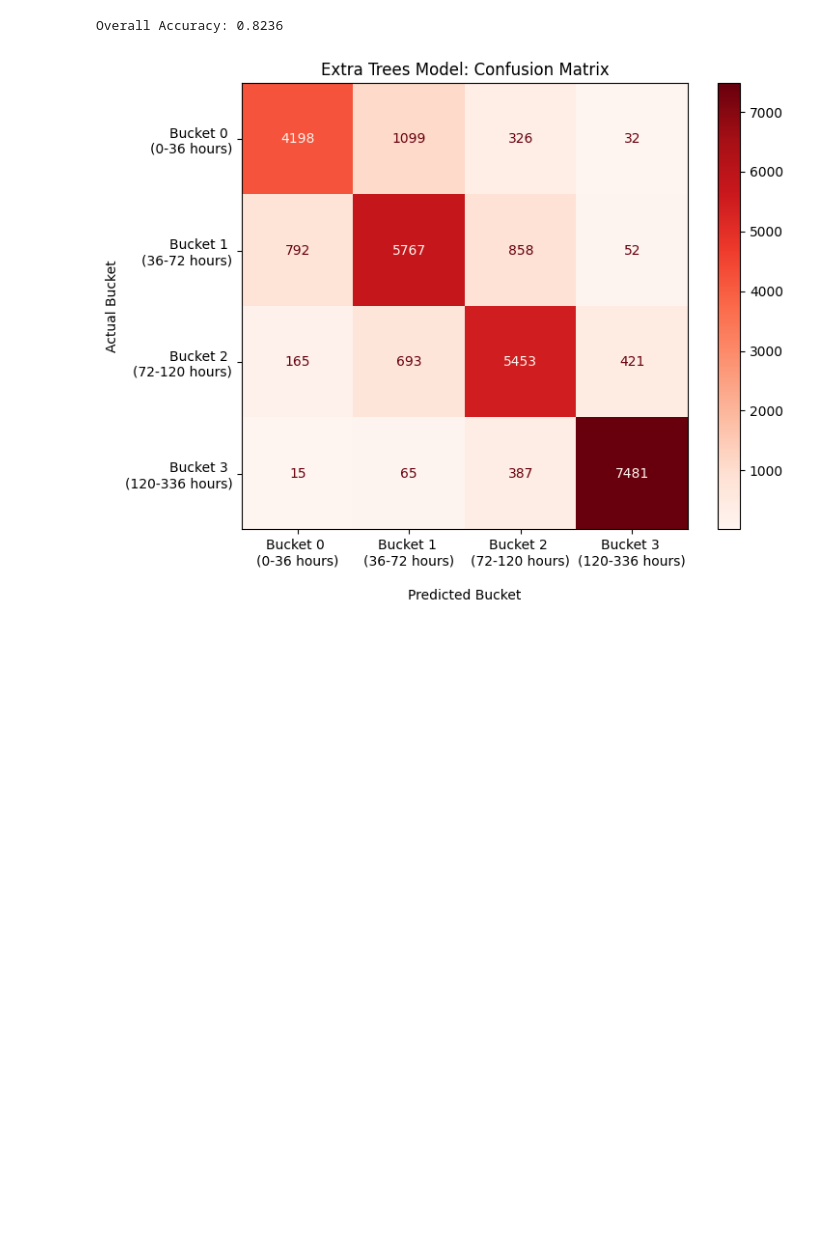
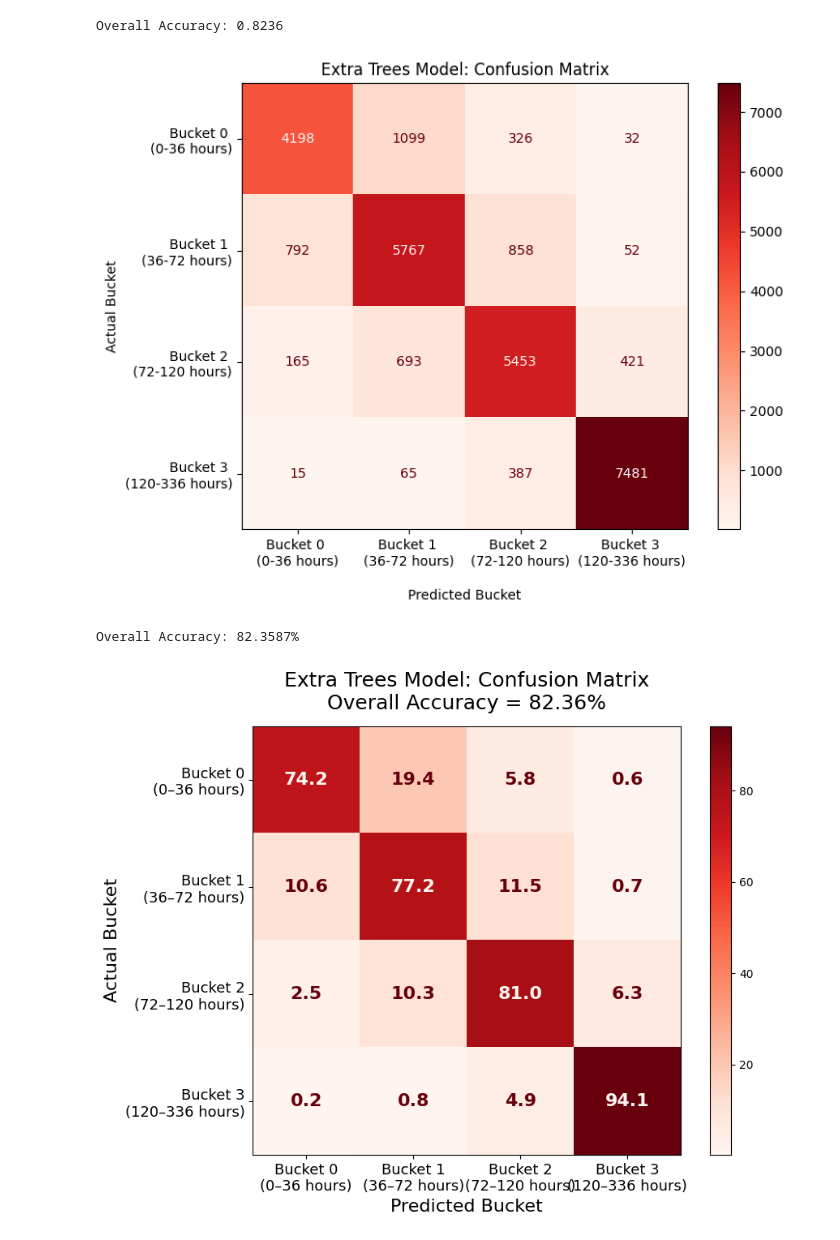
Before and after one commit to kellyegorman/eurogate-twin, a Jupyter notebook: models/visualize_performance.ipynb, the cells around one changed output. Saved outputs shown, nothing was run; the diff lists cells and outputs as text; code cells hidden in the pictures; blank space fills up the shorter version.

```diff
--- a/models/visualize_performance.ipynb
+++ b/models/visualize_performance.ipynb
@@ -74,3 +74,72 @@ plt.show()
 # %% [output]
 Overall Accuracy: 0.8236
 [figure]
+# %%
+import numpy as np
+import matplotlib.pyplot as plt
+from sklearn.metrics import ConfusionMatrixDisplay
+
+# Confusion matrix
+cm = np.array([
+    [4198, 1099,  326,   32],
+    [ 792, 5767,  858,   52],
+    [ 165,  693, 5453,  421],
+    [  15,   65,  387, 7481]
+])
+
+# Overall accuracy
+total_predictions = np.sum(cm)
+correct_predictions = np.trace(cm)
+accuracy = correct_predictions / total_predictions
+
+print(f"Overall Accuracy: {accuracy:.4%}")
+
+# Normalize each row to percentages
+cm_percent = cm.astype(float) / cm.sum(axis=1, keepdims=True) * 100
+# cm_pct_with_percent = cm_percent.astype()
+
+labels = [
+    'Bucket 0\n(0–36 hours)',
+    'Bucket 1\n(36–72 hours)',
+    'Bucket 2\n(72–120 hours)',
+    'Bucket 3\n(120–336 hours)'
+]
+
+fig, ax = plt.subplots(figsize=(9, 7))
+
+disp = ConfusionMatrixDisplay(
+    confusion_matrix=cm_percent,
+    display_labels=labels
+)
+
+disp.plot(
+    cmap=plt.cm.Reds,
+    ax=ax,
+    values_format=".1f",
+    colorbar=True
+)
+
+# Make numbers inside boxes larger
+for text in disp.text_.ravel():
+    text.set_fontsize(16)
+    text.set_fontweight('bold')
+
+# Increase axis label sizes
+ax.set_xlabel("Predicted Bucket", fontsize=16)
+ax.set_ylabel("Actual Bucket", fontsize=16)
+
+# Increase tick label sizes
+ax.tick_params(axis='both', labelsize=13)
+
+# Larger title
+plt.title(
+    f"Extra Trees Model: Confusion Matrix\nOverall Accuracy = {accuracy:.2%}",
+    fontsize=18,
+    pad=15
+)
+
+plt.tight_layout()
+plt.show()
+# %% [output]
+Overall Accuracy: 82.3587%
+[figure, added]
```
Also changed, not shown: parts of 2 cells of this notebook, 1 other file.
